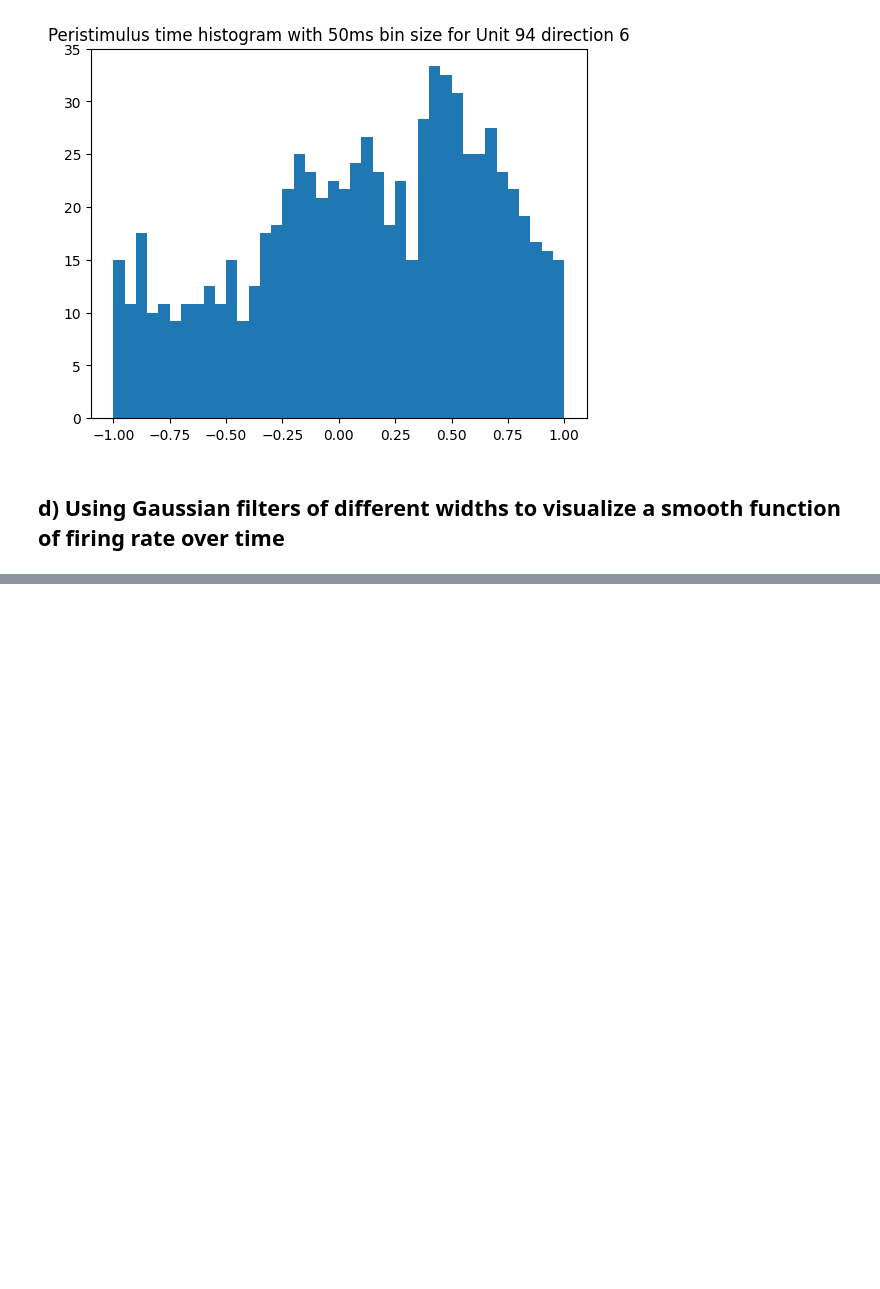
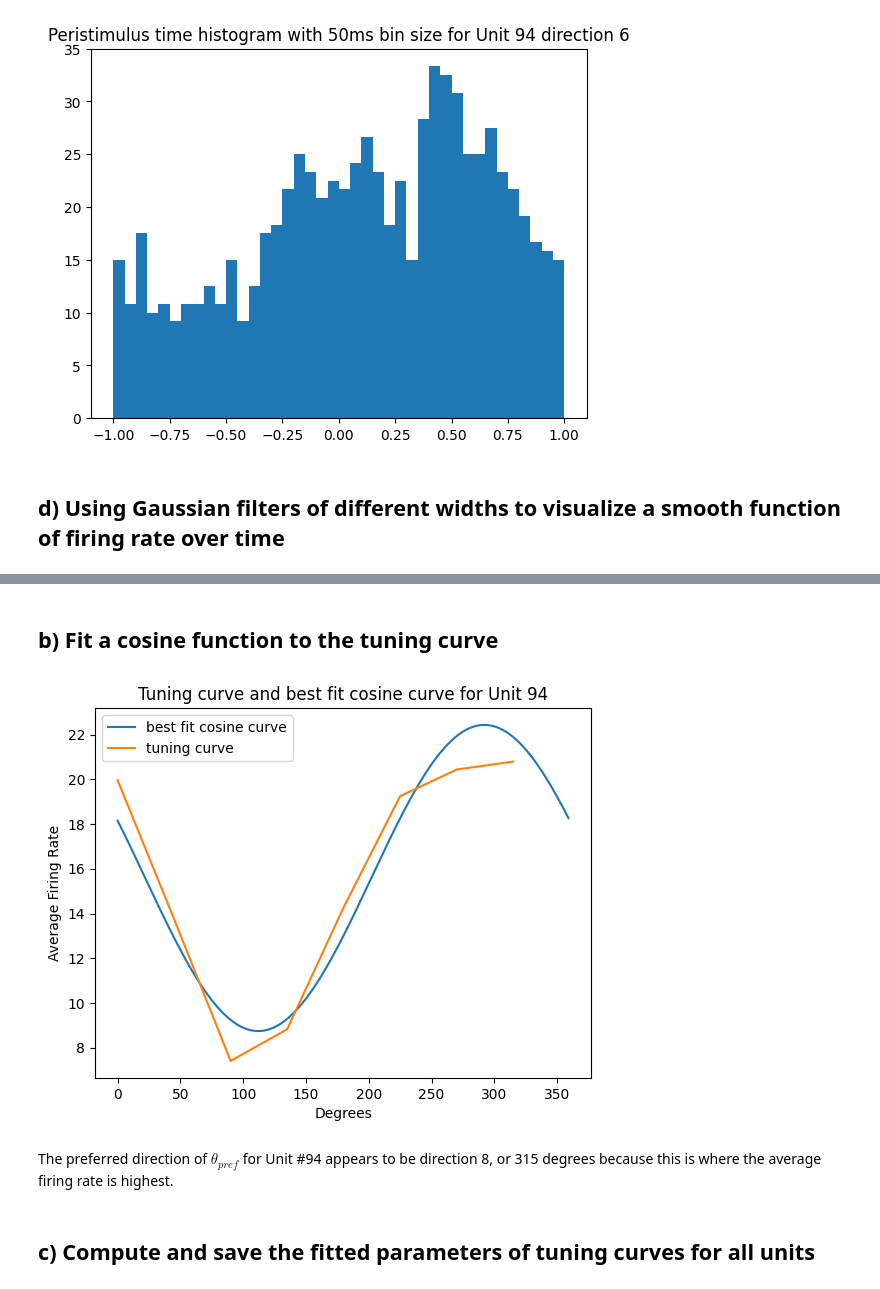
Before and after one commit to ssocolow/comp-neuro, a Jupyter notebook: assignment_03_comp_neuro.ipynb, the cells around one changed output, grey strips where cells are left out. Saved outputs shown, nothing was run; the diff lists cells and outputs as text; code cells hidden in the pictures; blank space fills up the shorter version.

```diff
--- a/assignment_03_comp_neuro.ipynb
+++ b/assignment_03_comp_neuro.ipynb
@@ -108,0 +128,25 @@ print(len(neuron94))
+# %% [markdown]
+## b) Fit a cosine function to the tuning curve
+# %%
+from scipy.optimize import curve_fit
+
+def cosine_fit(x, r0, F1, theta_pref):
+    return r0 + F1*np.cos(((x - theta_pref)*np.pi)/(180))
+
+popt, pcov = curve_fit(cosine_fit, angles, average_rates)
+
+anglesfull = np.arange(0,360,1)
+optimized = cosine_fit(anglesfull, popt[0], popt[1], popt[2])
+plt.plot(anglesfull, optimized, label='best fit cosine curve');
+plt.plot(angles, average_rates, label='tuning curve');
+plt.xlabel('Degrees')
+plt.ylabel('Average Firing Rate')
+plt.title("Tuning curve and best fit cosine curve for Unit 94");
+plt.legend();
+plt.show();
+# %% [output]
+[figure, added]
+# %% [markdown]
+The preferred direction of $\theta_{pref}$ for Unit #94 appears to be direction 8, or 315 degrees because this is where the average firing rate is highest.
+# %% [markdown]
+## c) Compute and save the fitted parameters of tuning curves for all units
```
Also changed, not shown: parts of 11 cells of this notebook, 1 other file.
